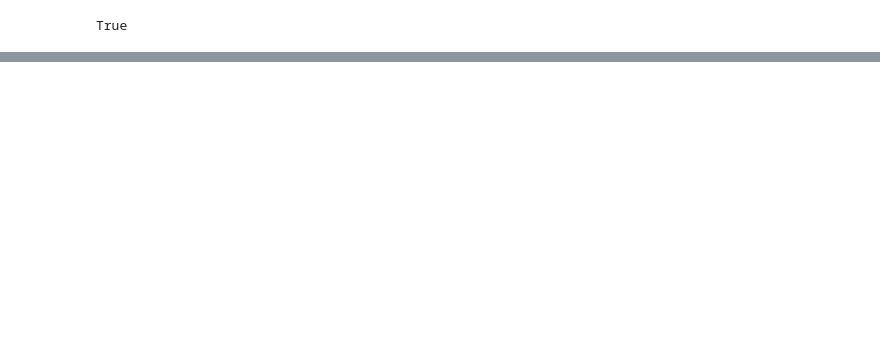
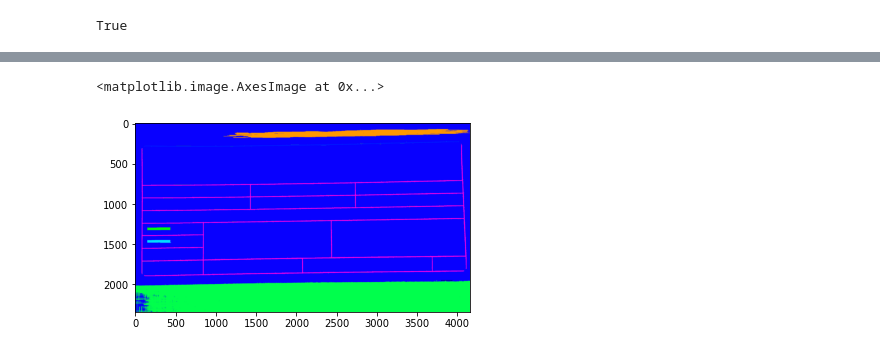
Before and after one commit to YogeshUpdhyay/OCR, a Jupyter notebook: eda/cell.ipynb, the cells around one changed output, grey strips where cells are left out. Saved outputs shown, nothing was run; the diff lists cells and outputs as text; code cells hidden in the pictures; blank space fills up the shorter version.

```diff
--- a/eda/cell.ipynb
+++ b/eda/cell.ipynb
@@ -130,0 +154,20 @@ True
+# %%
+### lets visualise the connected component image using the function
+
+def imshow_components(labels):
+    ### creating a hsv image, with a unique hue value for each label
+    label_hue = np.uint8(179*labels/np.max(labels))
+    ### making saturation and volume to be 255
+    empty_channel = 255*np.ones_like(label_hue)
+    labeled_img = cv2.merge([label_hue, empty_channel, empty_channel])
+    ### converting the hsv image to BGR image
+    labeled_img = cv2.cvtColor(labeled_img, cv2.COLOR_HSV2BGR)
+    labeled_img[label_hue==0] = 0
+    ### returning the color image for visualising Connected Componenets
+    return labeled_img
+# %%
+out_image=imshow_components(~labels)
+plt.imshow(out_image)
+# %% [output]
+<matplotlib.image.AxesImage at 0x...>
+[figure, added]
```
Also changed, not shown: parts of 7 cells of this notebook, 2 other files.
